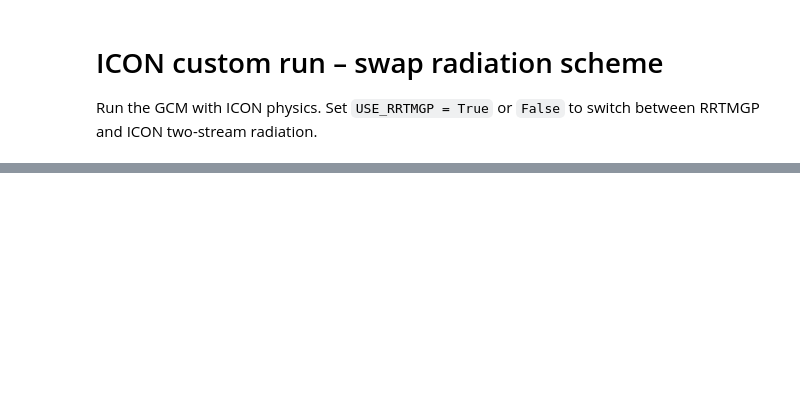
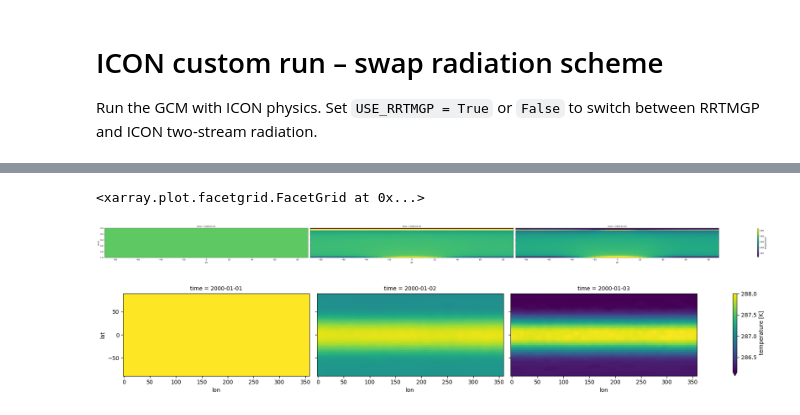
Before and after one commit to climate-analytics-lab/jax-gcm, a Jupyter notebook: notebooks/run-icon-custom.ipynb, the cells around one changed output, grey strips where cells are left out. Saved outputs shown, nothing was run; the diff lists cells and outputs as text; code cells hidden in the pictures; blank space fills up the shorter version.

Commit message:
swapable radiation module with rrtmgp with v1.0 jcm API

```diff
--- a/notebooks/run-icon-custom.ipynb
+++ b/notebooks/run-icon-custom.ipynb
@@ -16,27 +16,24 @@ from jcm.physics.icon.icon_physics import IconPhysics
 from jcm.physics.icon.parameters import Parameters
 from jcm.geometry import Geometry
 from jcm.utils import get_coords
-from jcm.physics.icon.radiation.radiation_scheme import radiation_scheme
+from jcm.physics.icon.radiation.radiation_scheme import radiation_scheme as radiation_scheme_icon
 from jcm.physics.icon.radiation.radiation_scheme_rrtmgp import radiation_scheme_rrtmgp
-
 
 # For now create a model with non-hybrid vertical coords, the Hybrid vertical coord support is still being worked on
 coords = get_coords(hybrid_vertical=False, layers=40, spectral_truncation=31)
 geometry = Geometry.from_coords(coords)
 
-
-# Choose scheme: True = RRTMGP (jax-rrtmgp), False = ICON two-stream
-USE_RRTMGP = False
-radiation_fn = radiation_scheme_rrtmgp if USE_RRTMGP else radiation_scheme
-physics = IconPhysics(radiation_scheme_fn=radiation_fn)
-
+# Swap physics scheme: {rrtmgp: radiation_scheme_rrtmg, default: radiation_scheme_icon}
+physics = IconPhysics(
+    radiation_scheme_fn=radiation_scheme_rrtmgp
+)
 model = Model(
     geometry=geometry,
-    physics=physics,
-    use_hybrid_coords=False
+    use_hybrid_coords=False,
+    physics=physics
 )
 
-save_interval, total_time = 1, 15
+save_interval, total_time = 1, 3
 predictions = model.run(
     save_interval=save_interval,
     total_time=total_time,
@@ -50,3 +87,7 @@ pred_ds
 # %%
-pred_ds['temperature'].mean('lon').plot(x='lat', y='level', col='time', col_wrap=3, aspect=6, yincrease=False)
-pred_ds['temperature'].isel(level=3).plot(x='lon', y='lat', col='time', col_wrap=3, aspect=2)
+pred_ds['temperature'].mean('lon').plot(x='lat', y='level', col='time', col_wrap=3, aspect=6, yincrease=False, robust=True)
+pred_ds['temperature'].isel(level=3).plot(x='lon', y='lat', col='time', col_wrap=3, aspect=2, robust=True)
+# %% [output]
+<xarray.plot.facetgrid.FacetGrid at 0x...>
+[figure, added]
+[figure, added]
```
Also changed, not shown: parts of 2 cells of this notebook, 1 other file.
